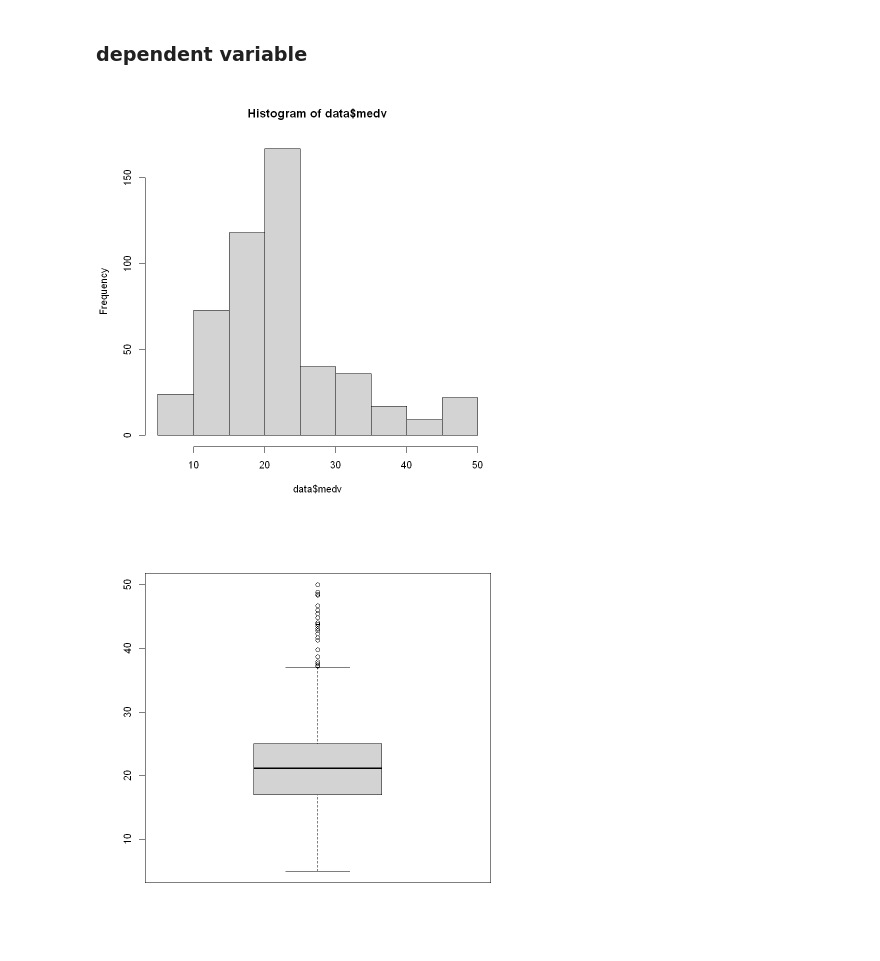
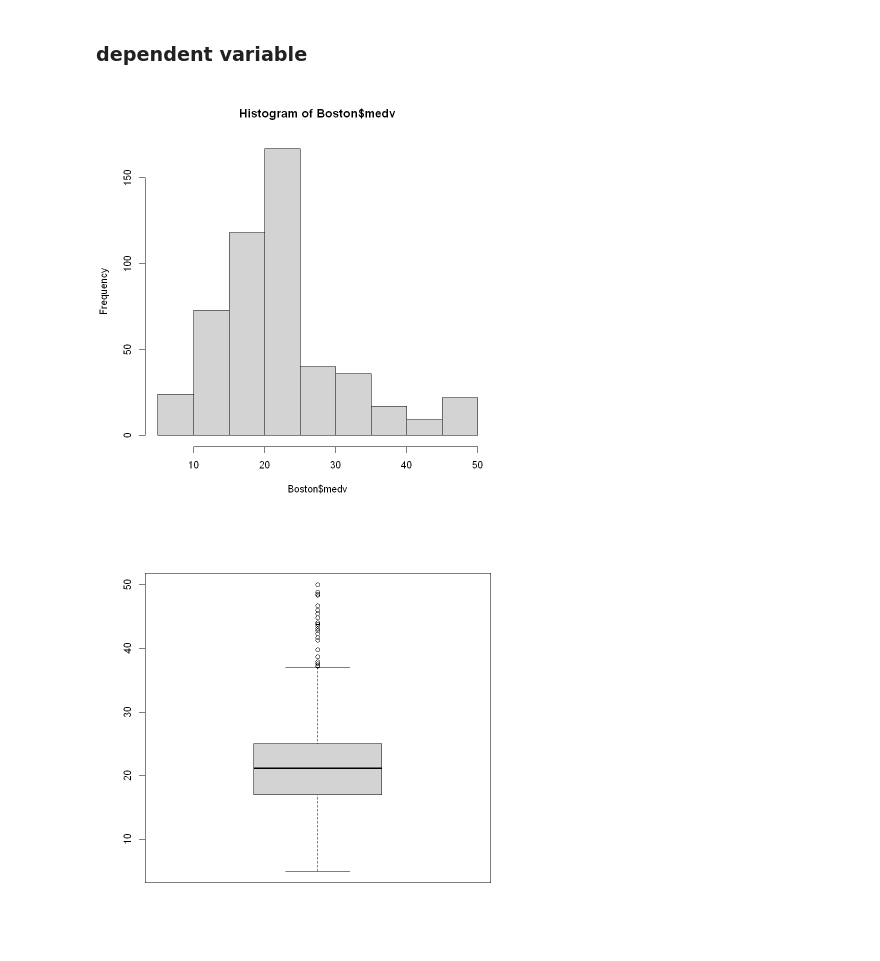
Before and after one commit to ying-wendywang/R_StatisticAnalysis, a Jupyter notebook: 1_LinearRegression.ipynb, the cells around one changed output. Drawn from its saved outputs; the diff is of its cells as text; code cells hidden in the pictures.

```diff
--- a/1_LinearRegression.ipynb
+++ b/1_LinearRegression.ipynb
@@ -162,7 +199,7 @@ summary(data)  # summary statistics of all variables
 # %% [markdown]
 ### dependent variable
 # %%
-hist(data$medv)  # histogram of "medv" to see the distritbuion
+hist(Boston$medv)  # histogram of "medv" to see the distritbuion
 # %% [output]
-[figure, old version]
+[figure, new version]
 # %%
```
Also changed, not shown: parts of 30 cells of this notebook.
